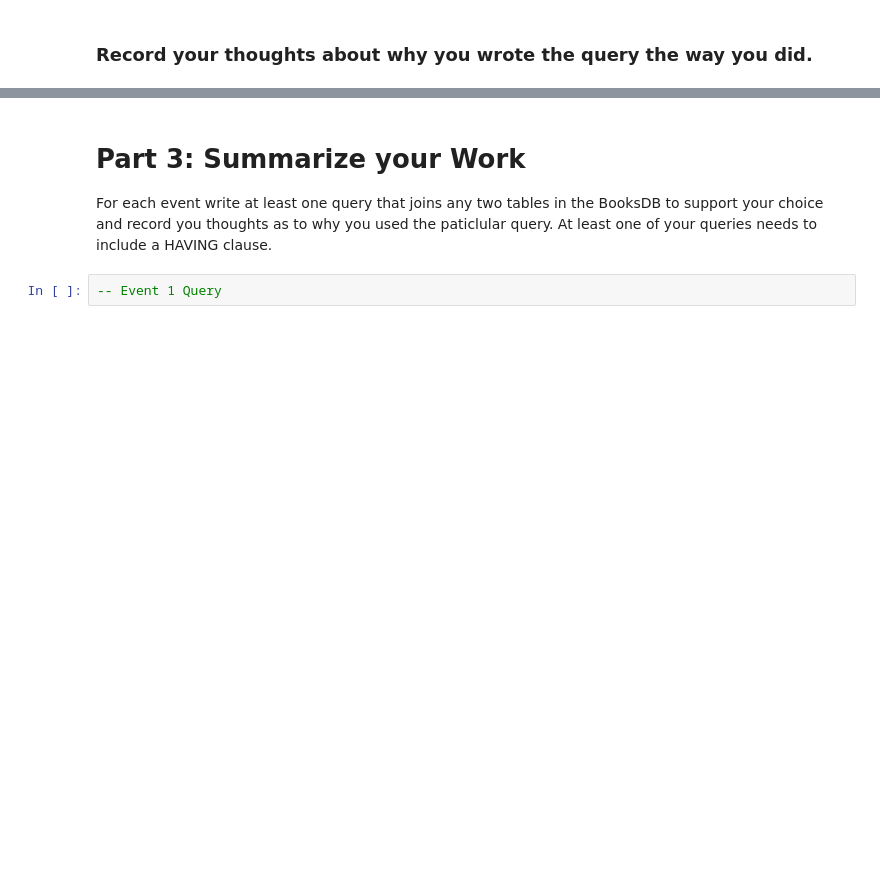
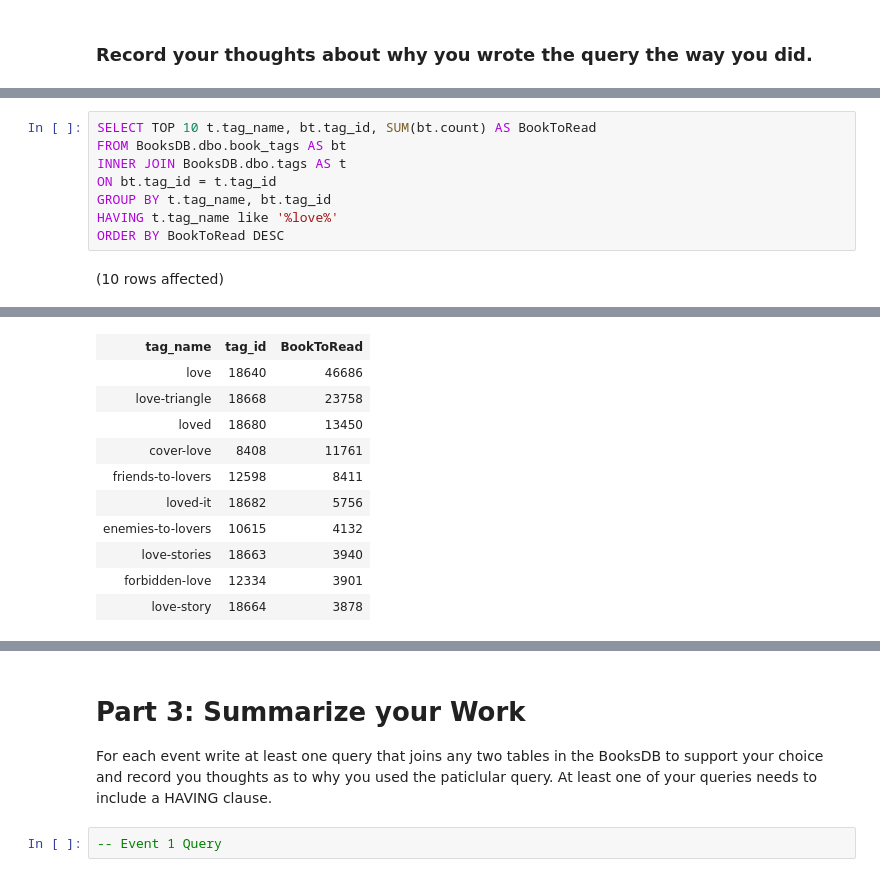
Before and after one commit to AishuSenthil/SQL-Part-3-Studio, a Jupyter notebook: SQL-Part-3-Studio.ipynb, the cells around one changed output, grey strips where cells are left out. Saved outputs shown, nothing was run; the diff lists cells and outputs as text; blank space fills up the shorter version.

```diff
--- a/SQL-Part-3-Studio.ipynb
+++ b/SQL-Part-3-Studio.ipynb
@@ -68,0 +106,10 @@ What 2 events / promotions are you highlighting?
+# %%
+SELECT TOP 10 t.tag_name, bt.tag_id, SUM(bt.count) AS BookToRead
+FROM BooksDB.dbo.book_tags AS bt
+INNER JOIN BooksDB.dbo.tags AS t
+ON bt.tag_id = t.tag_id
+GROUP BY t.tag_name, bt.tag_id
+HAVING t.tag_name like '%love%'
+ORDER BY BookToRead DESC
+# %% [output]
+(10 rows affected)
@@ -68,0 +117,11 @@ What 2 events / promotions are you highlighting?
+| tag_name | tag_id | BookToRead |
+| love | 18640 | 46686 |
+| love-triangle | 18668 | 23758 |
+| loved | 18680 | 13450 |
+| cover-love | 8408 | 11761 |
+| friends-to-lovers | 12598 | 8411 |
+| loved-it | 18682 | 5756 |
+| enemies-to-lovers | 10615 | 4132 |
+| love-stories | 18663 | 3940 |
+| forbidden-love | 12334 | 3901 |
+| love-story | 18664 | 3878 |
```
Also changed, not shown: parts of 5 cells of this notebook.
